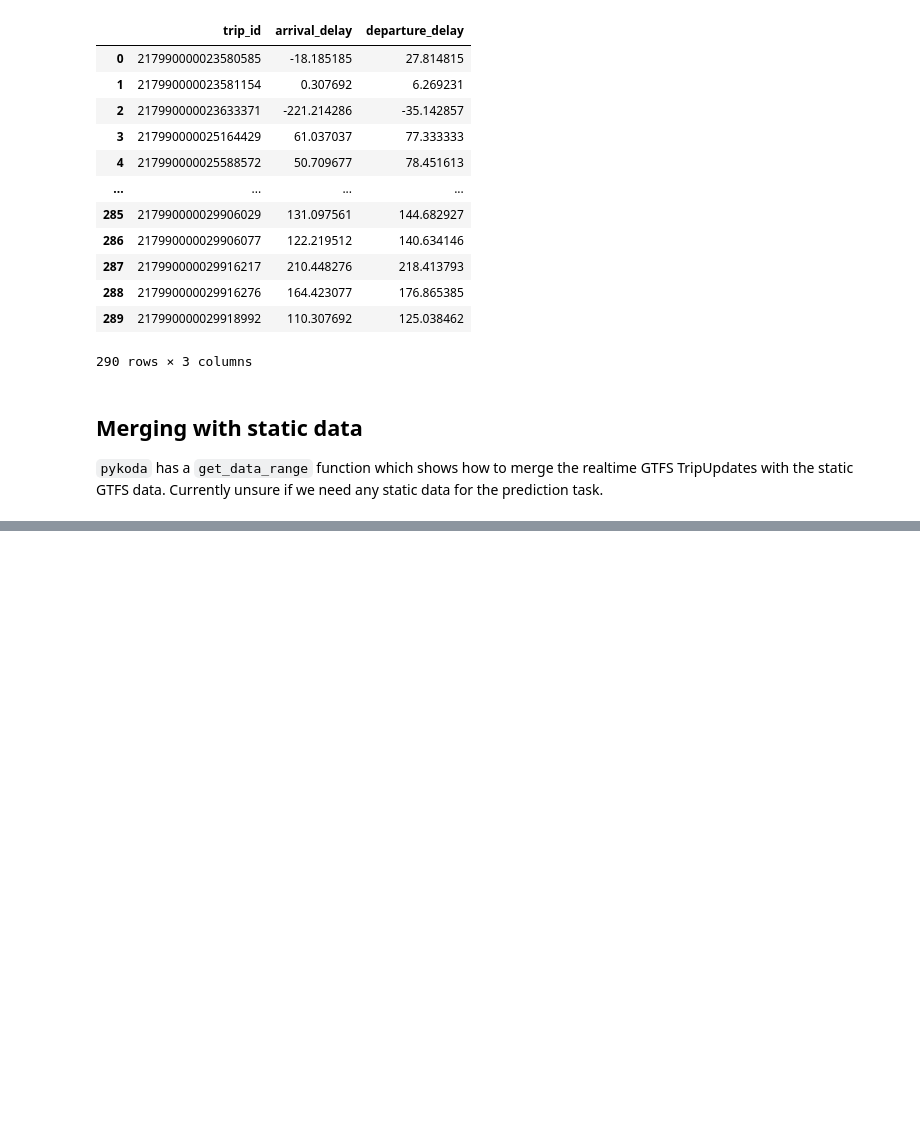
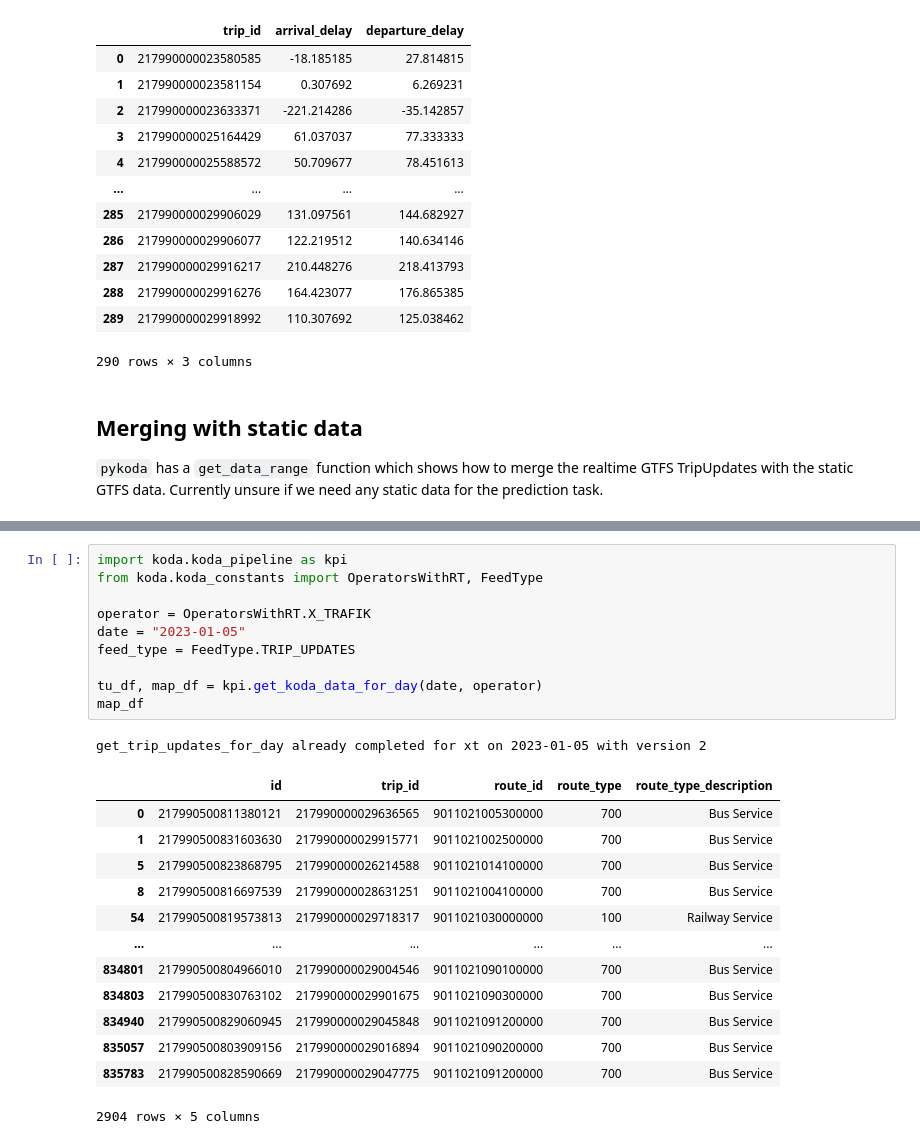
Before and after one commit to ID2223-2024-group2/project, a Jupyter notebook: koda_test.ipynb, the cells around one changed output, grey strips where cells are left out. Drawn from its saved outputs; the diff is of its cells as text; blank space fills up the shorter version.

```diff
--- a/koda_test.ipynb
+++ b/koda_test.ipynb
@@ -306,0 +300,25 @@ tu_df
+# %%
+import koda.koda_pipeline as kpi
+from koda.koda_constants import OperatorsWithRT, FeedType
+
+operator = OperatorsWithRT.X_TRAFIK
+date = "2023-01-05"
+feed_type = FeedType.TRIP_UPDATES
+
+tu_df, map_df = kpi.get_koda_data_for_day(date, operator)
+map_df
+# %% [output]
+get_trip_updates_for_day already completed for xt on 2023-01-05 with version 2
+|  | id | trip_id | route_id | route_type | route_type_description |
+| 0 | 217990500811380121 | 217990000029636565 | 9011021005300000 | 700 | Bus Service |
+| 1 | 217990500831603630 | 217990000029915771 | 9011021002500000 | 700 | Bus Service |
+| 5 | 217990500823868795 | 217990000026214588 | 9011021014100000 | 700 | Bus Service |
+| 8 | 217990500816697539 | 217990000028631251 | 9011021004100000 | 700 | Bus Service |
+| 54 | 217990500819573813 | 217990000029718317 | 9011021030000000 | 100 | Railway Service |
+| ... | ... | ... | ... | ... | ... |
+| 834801 | 217990500804966010 | 217990000029004546 | 9011021090100000 | 700 | Bus Service |
+| 834803 | 217990500830763102 | 217990000029901675 | 9011021090300000 | 700 | Bus Service |
+| 834940 | 217990500829060945 | 217990000029045848 | 9011021091200000 | 700 | Bus Service |
+| 835057 | 217990500803909156 | 217990000029016894 | 9011021090200000 | 700 | Bus Service |
+| 835783 | 217990500828590669 | 217990000029047775 | 9011021091200000 | 700 | Bus Service |
+2904 rows × 5 columns
```
Also changed, not shown: parts of 7 cells of this notebook, 3 other files.
